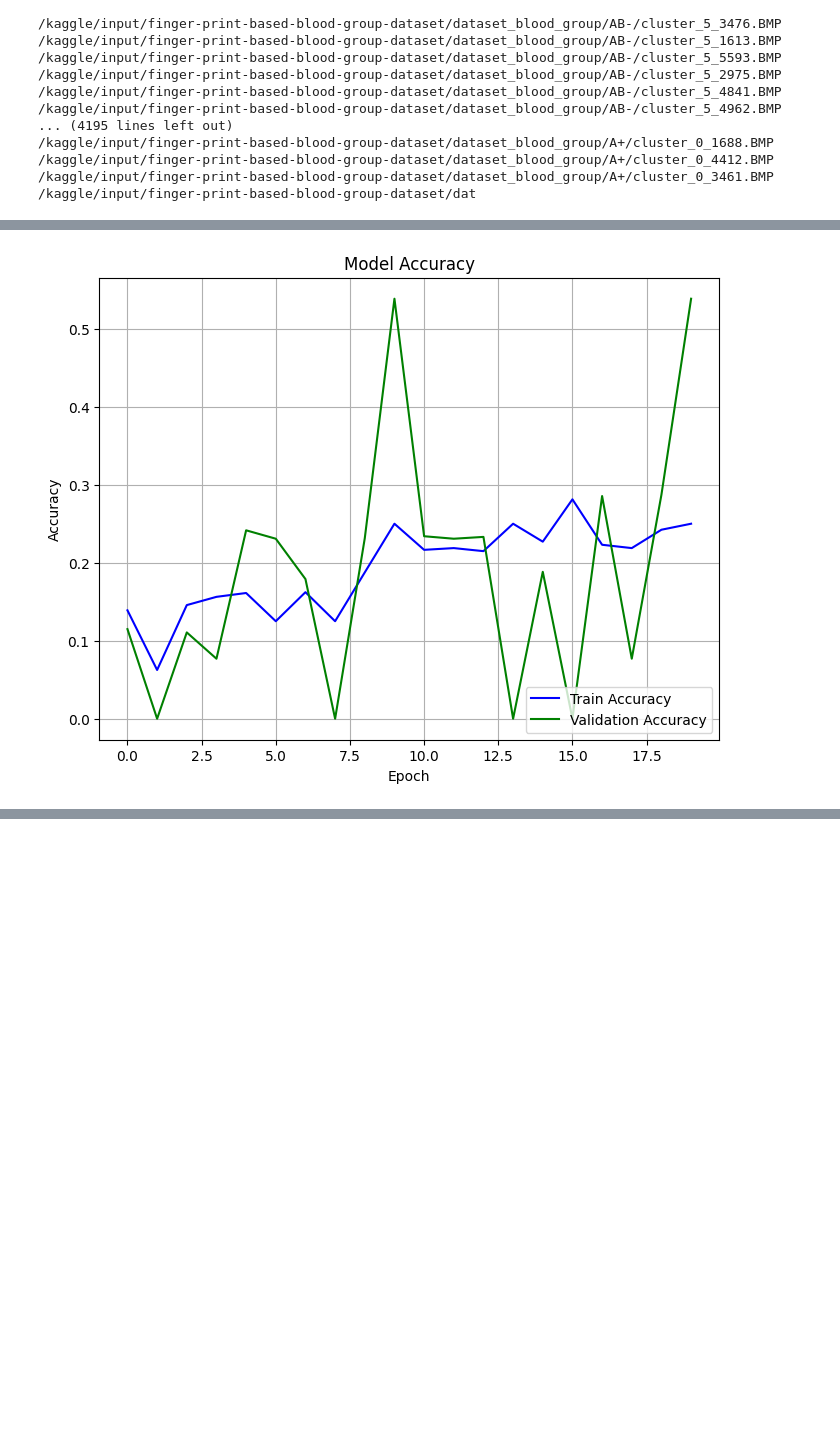
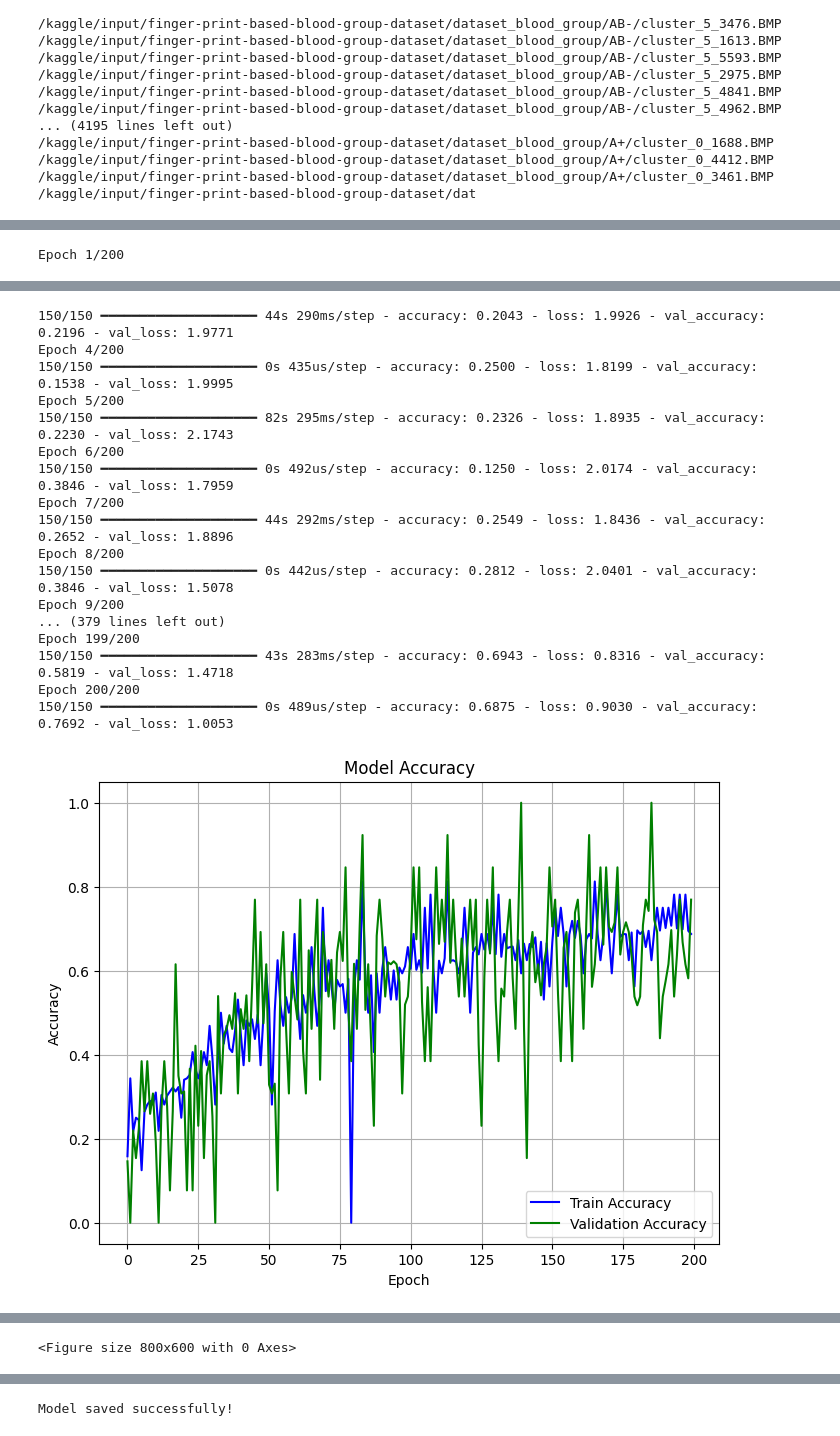
Before and after one commit to YashMhn/CrimsonX, a Jupyter notebook: beginner-code1.ipynb, the cells around one changed output, grey strips where cells are left out. Saved outputs shown, nothing was run; the diff lists cells and outputs as text; code cells hidden in the pictures; blank space fills up the shorter version.

Commit message:
Add files via upload
New code with confusion matrix

```diff
--- a/beginner-code1.ipynb
+++ b/beginner-code1.ipynb
@@ -44,7 +44,7 @@ train_dir = '/kaggle/input/finger-print-based-blood-group-dataset/dataset_blood_
 IMG_HEIGHT = 64
 IMG_WIDTH = 64
 BATCH_SIZE = 32
-EPOCHS = 20
+EPOCHS = 200
 
 train_datagen = ImageDataGenerator(
     rescale=1./255,
@@ -139,6 +139,27 @@ loss, acc = model.evaluate(validation_generator)
 print(f"Final Validation Loss: {loss:.4f}")
 print(f"Final Validation Accuracy: {acc:.4f}")
 
-model.save('fingerprint_blood_group_model_final.h5')
+
+from sklearn.metrics import confusion_matrix, ConfusionMatrixDisplay
+import numpy as np
+
+
+Y_pred = model.predict(validation_generator, verbose=1)
+y_pred = np.argmax(Y_pred, axis=1)
+y_true = validation_generator.classes
+
+
+cm = confusion_matrix(y_true, y_pred)
+class_labels = list(validation_generator.class_indices.keys())
+
+
+disp = ConfusionMatrixDisplay(confusion_matrix=cm, display_labels=class_labels)
+plt.figure(figsize=(8, 6))
+disp.plot(cmap='Blues', xticks_rotation='vertical')
+plt.title("Confusion Matrix")
+plt.grid(False)
+plt.show()
+
+model.save('final.h5')
 print("Model saved successfully!")
 # %% [output]
@@ -165,0 +175 @@ Epoch 20/20
+Epoch 1/200
@@ -166 +180,18 @@ Epoch 20/20
+150/150 ━━━━━━━━━━━━━━━━━━━━ 44s 290ms/step - accuracy: 0.2043 - loss: 1.9926 - val_accuracy: 0.2196 - val_loss: 1.9771
+Epoch 4/200
+150/150 ━━━━━━━━━━━━━━━━━━━━ 0s 435us/step - accuracy: 0.2500 - loss: 1.8199 - val_accuracy: 0.1538 - val_loss: 1.9995
+Epoch 5/200
+150/150 ━━━━━━━━━━━━━━━━━━━━ 82s 295ms/step - accuracy: 0.2326 - loss: 1.8935 - val_accuracy: 0.2230 - val_loss: 2.1743
+Epoch 6/200
+150/150 ━━━━━━━━━━━━━━━━━━━━ 0s 492us/step - accuracy: 0.1250 - loss: 2.0174 - val_accuracy: 0.3846 - val_loss: 1.7959
+Epoch 7/200
+150/150 ━━━━━━━━━━━━━━━━━━━━ 44s 292ms/step - accuracy: 0.2549 - loss: 1.8436 - val_accuracy: 0.2652 - val_loss: 1.8896
+Epoch 8/200
+150/150 ━━━━━━━━━━━━━━━━━━━━ 0s 442us/step - accuracy: 0.2812 - loss: 2.0401 - val_accuracy: 0.3846 - val_loss: 1.5078
+Epoch 9/200
+... (379 lines left out)
+Epoch 199/200
+150/150 ━━━━━━━━━━━━━━━━━━━━ 43s 283ms/step - accuracy: 0.6943 - loss: 0.8316 - val_accuracy: 0.5819 - val_loss: 1.4718
+Epoch 200/200
+150/150 ━━━━━━━━━━━━━━━━━━━━ 0s 489us/step - accuracy: 0.6875 - loss: 0.9030 - val_accuracy: 0.7692 - val_loss: 1.0053
-[figure, old version]
+[figure, new version]
@@ -170,0 +202 @@ Model saved successfully!
+<Figure size 800x600 with 0 Axes>
@@ -170,0 +204 @@ Model saved successfully!
+Model saved successfully!
```
Also changed, not shown: parts of 1 cell of this notebook.
